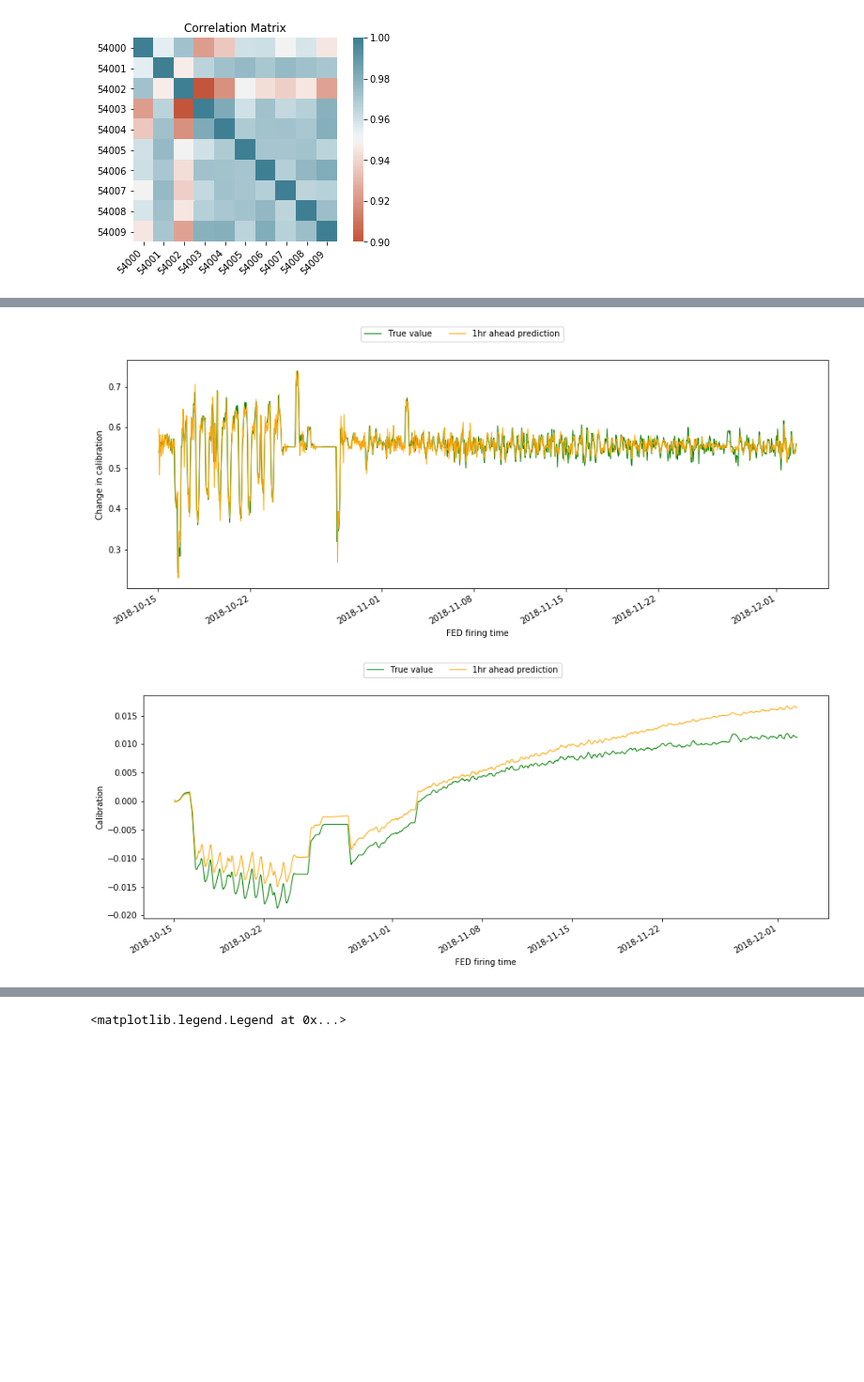
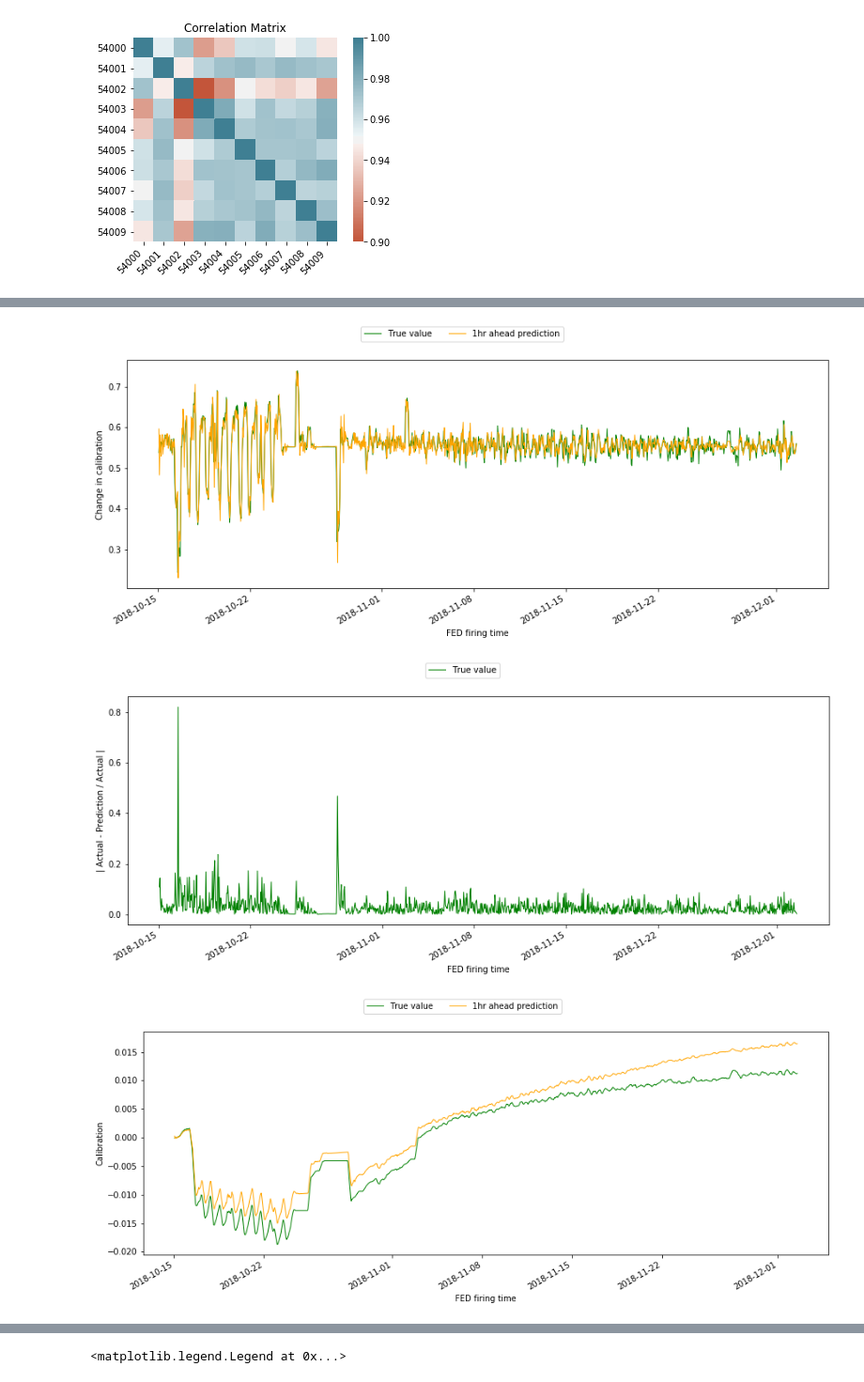
Before and after one commit to UMN-CMS/ECAL_FAIR, a Jupyter notebook: notebooks/multi_autoreg.ipynb, the cells around one changed output, grey strips where cells are left out. Shown at 94% size. Cells and saved outputs as stored; diff of their text form; code cells hidden in the pictures; blank space fills up the shorter version.

Commit message:
plot updates

```diff
--- a/notebooks/multi_autoreg.ipynb
+++ b/notebooks/multi_autoreg.ipynb
@@ -175,6 +175,23 @@ for xtal in xtal_list:
     #legend
     fig1.legend(ncol=3, loc = 'upper center')
 
+
+    ####MAKE DIFF PLOT########
+    apdiff_series = ((test_series.p2 - pred_np[:,0]) / test_series.p2).abs()
+    fig3, ax3 = plt.subplots(figsize=(15,5))
+
+    ax3.set_ylabel('| Actual - Prediction / Actual |')
+    ax3.set_xlabel('FED firing time')
+    plt.setp(ax3.get_xticklabels(), rotation=30, horizontalalignment='right')
+
+    #actual data
+    ax3.plot(test_series.index, apdiff_series,
+         label='True value', color='green', linewidth=1, linestyle='solid')
+    #legend
+    fig3.legend(ncol=3, loc = 'upper center')
+
+
+    #######CUMSUM PLOT###############
     fig2, ax2 = plt.subplots(figsize=(15,5))
 
     ax2.set_ylabel('Calibration')
@@ -187,34 +204,35 @@ for xtal in xtal_list:
     cs_ps = np.cumsum(scaler.inverse_transform(pred_df[['p2']]))
     #actual data
     ax2.plot(test_series.index, cs_ts,
          label='True value', color='green', linewidth=1, linestyle='solid')
     ax2.plot(test_series.index, cs_ps,
          label='1hr ahead prediction', color='orange', linewidth=1, linestyle='solid')
     #legend
     fig2.legend(ncol=3, loc = 'upper center')
 
     figs.append((fig1, fig2))
     results[xtal] = tuple(my_mapes)
 # %% [output]
 Loading xtal: 54000
                            p2
 2018-05-12 09:01:31  0.000313
 2018-05-12 10:01:31  0.000278
 2018-05-12 11:01:31  0.000343
 2018-05-12 12:01:31  0.000585
 2018-05-12 13:01:31  0.000699
                            p2
 2018-05-12 09:01:31  0.606049
 2018-05-12 10:01:31  0.599961
 2018-05-12 11:01:31  0.611185
 2018-05-12 12:01:31  0.652975
 ... (19 lines left out)
 Evaluating AR(10) on same xtal:
         MAPE prediction 1 hour  ahead: 2.9%
         MAPE prediction 2 hours ahead: 3.9%
         MAPE prediction 3 hours ahead: 4.5%
 [figure]
-[figure, old version]
+[figure, new version]
+[figure, added]
 # %%
 #now let's summarize everything
 
```
Also changed, not shown: parts of 1 cell of this notebook, 1 other file.
